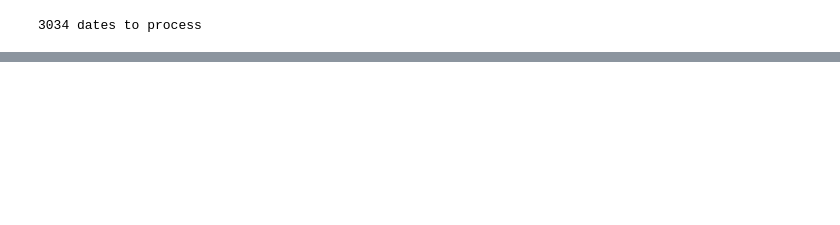
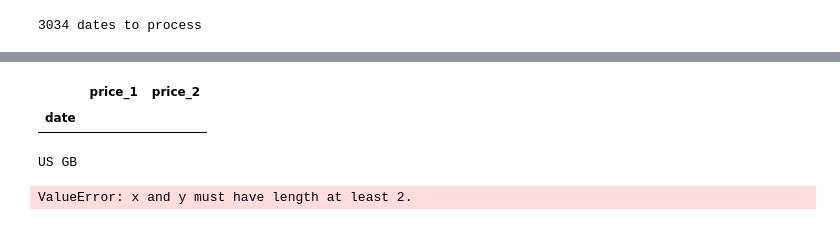
Before and after one commit to giordano-lucas/exchange-price-propagation, a Jupyter notebook: lag_computer.ipynb, the cells around one changed output, grey strips where cells are left out. Cells and saved outputs as stored; diff of their text form; code cells hidden in the pictures; blank space fills up the shorter version.

```diff
--- a/lag_computer.ipynb
+++ b/lag_computer.ipynb
@@ -31,13 +31,13 @@ else:
     processed_dates = set()
 
 
-max_iterations = 50
+max_iterations = 500
 start_time = time.time()
 date_count = 0 # number of dates processed
-for date_id,date in enumerate(all_dates):
+for date_id,date in enumerate(all_dates[::10]):
     print(f"date:{date}, {date_id}:{len(all_dates)}, {100*date_id/len(all_dates):0.3f}%", end="\r")
 
-    daily_data = load_daily_data(date,)
+    daily_data = load_daily_data(date,False)
     if not daily_data:
         # in case all markets do not provide data for the given date, we skip the date
         continue
@@ -87,0 +87,14 @@ daily_data
+# %%
+def generate_delayed_data(s1, s2, delay, join_type="outer"):
+    s1 = s1.copy()
+    s2 = s2.copy()
+
+    h = min(s1.index.max(),s2.index.max())
+    l = max(s1.index.min(),s2.index.min())
+    print(h,l)
+    s1.index = s1.index + pd.Timedelta(milliseconds=delay)
+    pair_data = s1.join(s2, how=join_type, lsuffix="_1",
+                        rsuffix="_2").ffill().dropna()
+    return pair_data[(pair_data.index>=l)*(pair_data.index<=h)]
+generate_delayed_data(daily_data["US"],daily_data["GB"],0)
+# %% [output]
@@ -87,0 +102,11 @@ daily_data
+|  | price_1 | price_2 |
+| date |  |  |
+# %%
+for i,n1 in enumerate(daily_data):
+        for j,n2 in enumerate(daily_data):
+            if i>j: # avoid symetric (corr(a,b)=corr(b,a)) and meaningless (corr(a,a)=1) calculations
+                print(n1,n2)
+                best_delay, delays, correlations, los, his = find_best_delay(daily_data,n1,n2,step_size=1000)
+# %% [output]
+US GB
+ValueError: x and y must have length at least 2.
```
Also changed, not shown: parts of 5 cells of this notebook, 3 other files.
